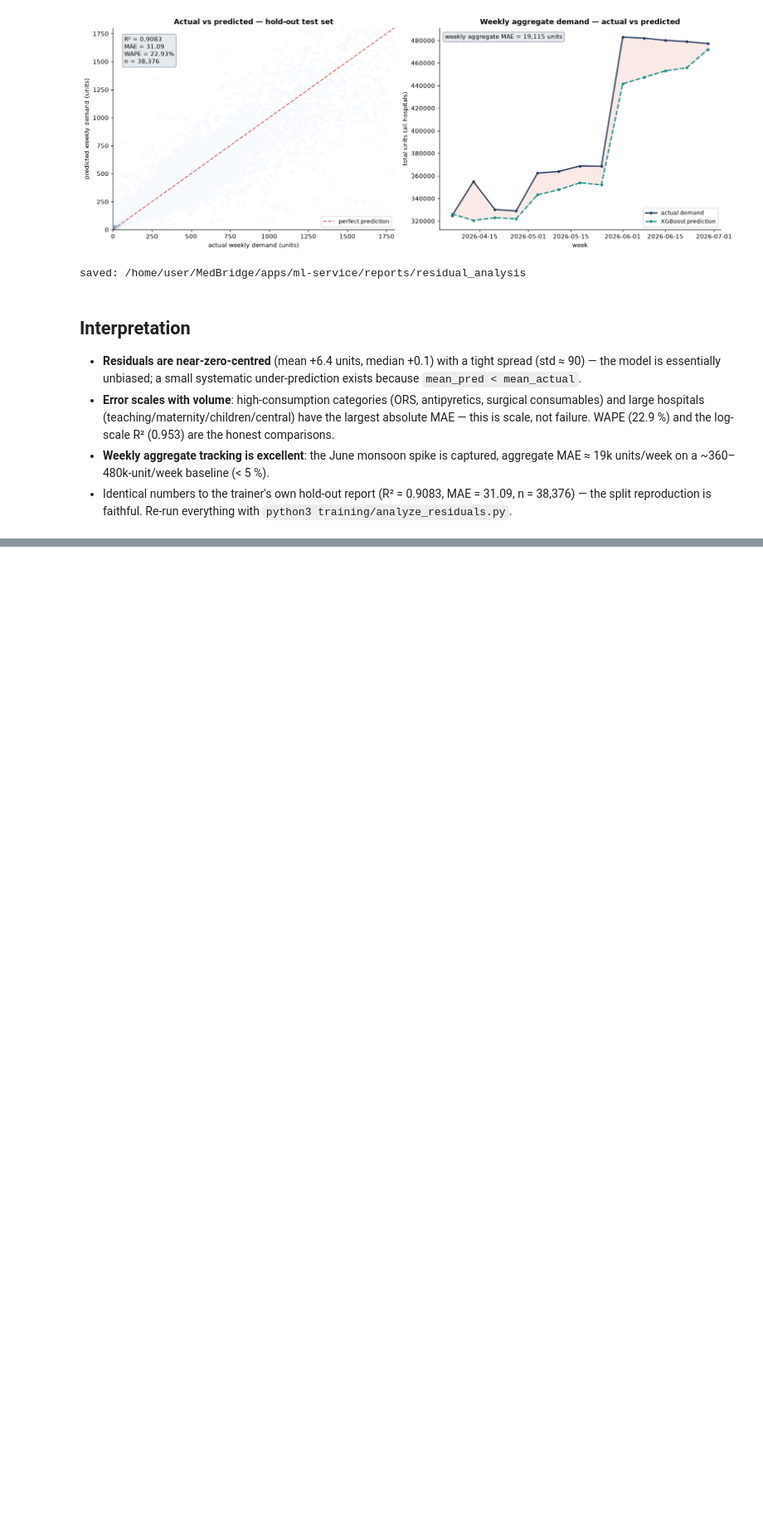
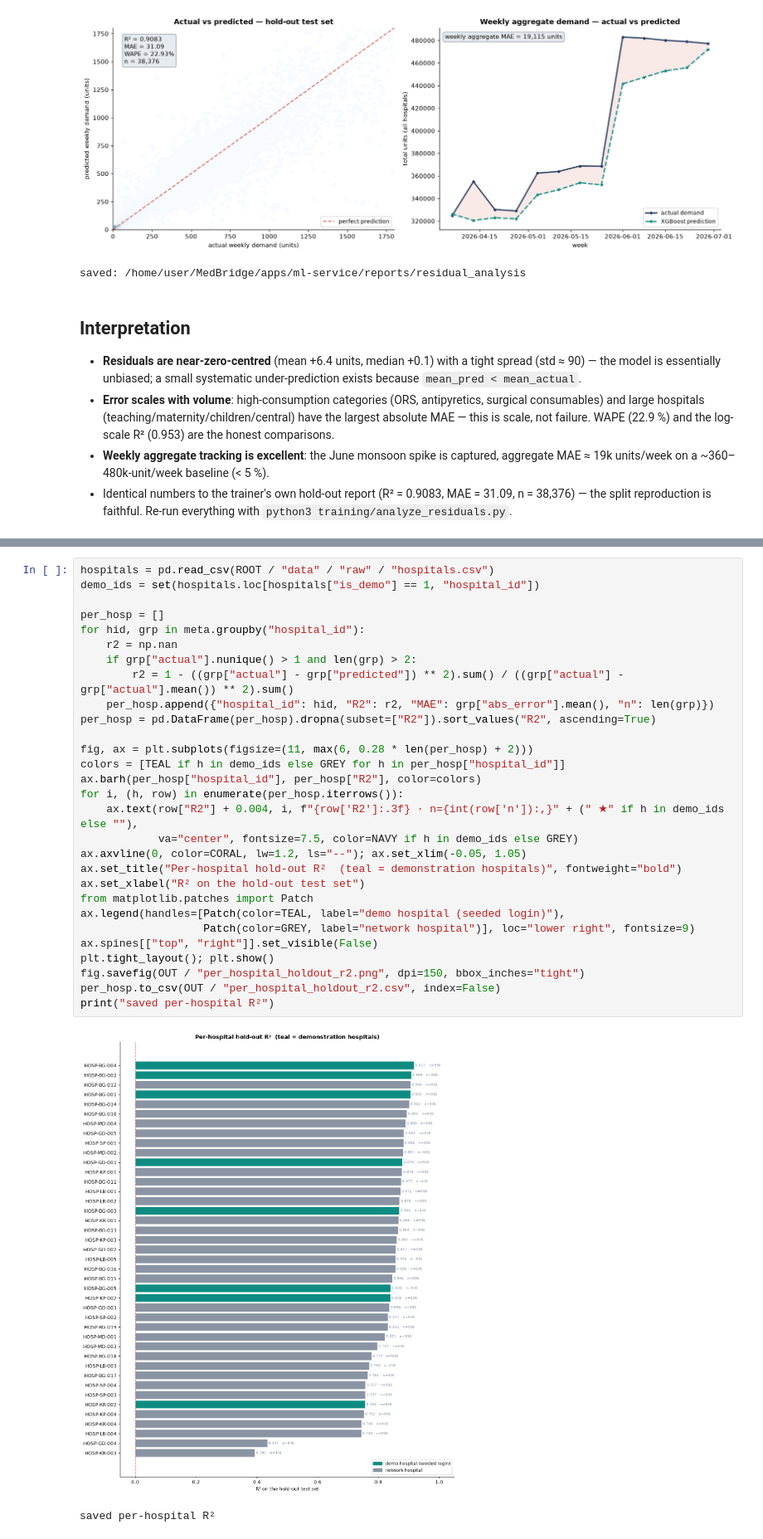
Before and after one commit to 17sushil/MedBridge, a Jupyter notebook: apps/ml-service/notebooks/05_residual_and_test_analysis.ipynb, the cells around one changed output, grey strips where cells are left out. Shown at 83% size. Saved outputs shown, nothing was run; the diff lists cells and outputs as text; blank space fills up the shorter version.

```diff
--- a/apps/ml-service/notebooks/05_residual_and_test_analysis.ipynb
+++ b/apps/ml-service/notebooks/05_residual_and_test_analysis.ipynb
@@ -174,0 +177,32 @@ saved: /home/user/MedBridge/apps/ml-service/reports/residual_analysis
+# %%
+hospitals = pd.read_csv(ROOT / "data" / "raw" / "hospitals.csv")
+demo_ids = set(hospitals.loc[hospitals["is_demo"] == 1, "hospital_id"])
+
+per_hosp = []
+for hid, grp in meta.groupby("hospital_id"):
+    r2 = np.nan
+    if grp["actual"].nunique() > 1 and len(grp) > 2:
+        r2 = 1 - ((grp["actual"] - grp["predicted"]) ** 2).sum() / ((grp["actual"] - grp["actual"].mean()) ** 2).sum()
+    per_hosp.append({"hospital_id": hid, "R2": r2, "MAE": grp["abs_error"].mean(), "n": len(grp)})
+per_hosp = pd.DataFrame(per_hosp).dropna(subset=["R2"]).sort_values("R2", ascending=True)
+
+fig, ax = plt.subplots(figsize=(11, max(6, 0.28 * len(per_hosp) + 2)))
+colors = [TEAL if h in demo_ids else GREY for h in per_hosp["hospital_id"]]
+ax.barh(per_hosp["hospital_id"], per_hosp["R2"], color=colors)
+for i, (h, row) in enumerate(per_hosp.iterrows()):
+    ax.text(row["R2"] + 0.004, i, f"{row['R2']:.3f} · n={int(row['n']):,}" + (" ★" if h in demo_ids else ""),
+            va="center", fontsize=7.5, color=NAVY if h in demo_ids else GREY)
+ax.axvline(0, color=CORAL, lw=1.2, ls="--"); ax.set_xlim(-0.05, 1.05)
+ax.set_title("Per-hospital hold-out R²  (teal = demonstration hospitals)", fontweight="bold")
+ax.set_xlabel("R² on the hold-out test set")
+from matplotlib.patches import Patch
+ax.legend(handles=[Patch(color=TEAL, label="demo hospital (seeded login)"),
+                   Patch(color=GREY, label="network hospital")], loc="lower right", fontsize=9)
+ax.spines[["top", "right"]].set_visible(False)
+plt.tight_layout(); plt.show()
+fig.savefig(OUT / "per_hospital_holdout_r2.png", dpi=150, bbox_inches="tight")
+per_hosp.to_csv(OUT / "per_hospital_holdout_r2.csv", index=False)
+print("saved per-hospital R²")
+# %% [output]
+[figure, added]
+saved per-hospital R²
```
Also changed, not shown: parts of 4 cells of this notebook, 8 other files.
